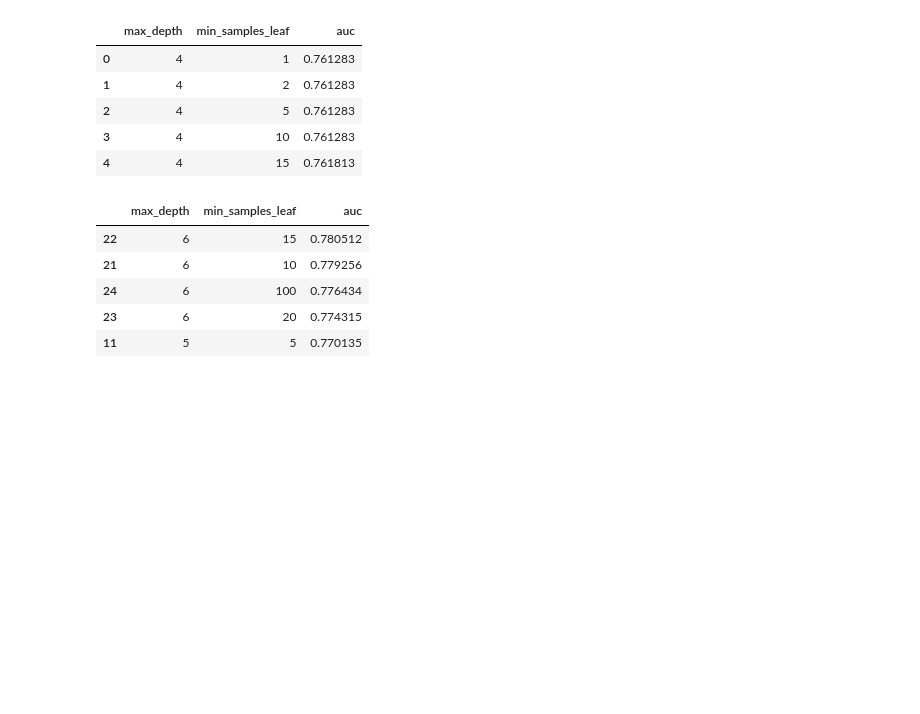
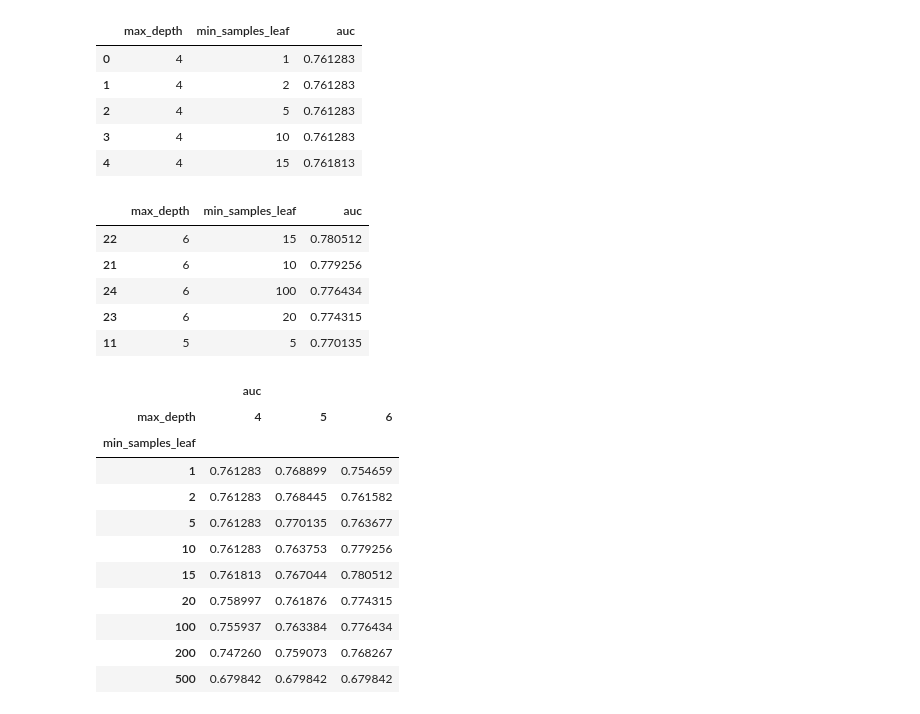
Before and after one commit to carlos-alves-one/ML-Zoomcamp-Week-6, a Jupyter notebook: ML_Zoomcamp_Week_6.ipynb, the cells around one changed output. Drawn from its saved outputs; the diff is of its cells as text; code cells hidden in the pictures; blank space fills up the shorter version.

Commit message:
Use function pivot with dataframe scores and create a dataframe scores pivot

```diff
--- a/ML_Zoomcamp_Week_6.ipynb
+++ b/ML_Zoomcamp_Week_6.ipynb
@@ -1072,6 +1072,22 @@ df_scores.sort_values(by='auc', ascending=False).head()
 # %%
 # Turn the dataframe scores into a dataframe where omn the rows we have
 # min_samples_leaf and columns we have max_depth and the cells will be AUC
-# Use function pivot with dataframe scores
+# Use function pivot with dataframe scores and create a dataframe scores pivot
 # index is the row in our case is min_samples_leaf
-df_scores.pivot(index='min_samples_leaf', columns=['max_depth'], values=['auc'])
+df_scores_pivot = df_scores.pivot(index='min_samples_leaf', columns=['max_depth'], values=['auc'])
+df_scores_pivot
+
+# we can see the min_sample_leaf 15 is the largest with 78%
+# %% [output]
+|  | auc |  |  |
+| max_depth | 4 | 5 | 6 |
+| min_samples_leaf |  |  |  |
+| 1 | 0.761283 | 0.768899 | 0.754659 |
+| 2 | 0.761283 | 0.768445 | 0.761582 |
+| 5 | 0.761283 | 0.770135 | 0.763677 |
+| 10 | 0.761283 | 0.763753 | 0.779256 |
+| 15 | 0.761813 | 0.767044 | 0.780512 |
+| 20 | 0.758997 | 0.761876 | 0.774315 |
+| 100 | 0.755937 | 0.763384 | 0.776434 |
+| 200 | 0.747260 | 0.759073 | 0.768267 |
+| 500 | 0.679842 | 0.679842 | 0.679842 |
```
